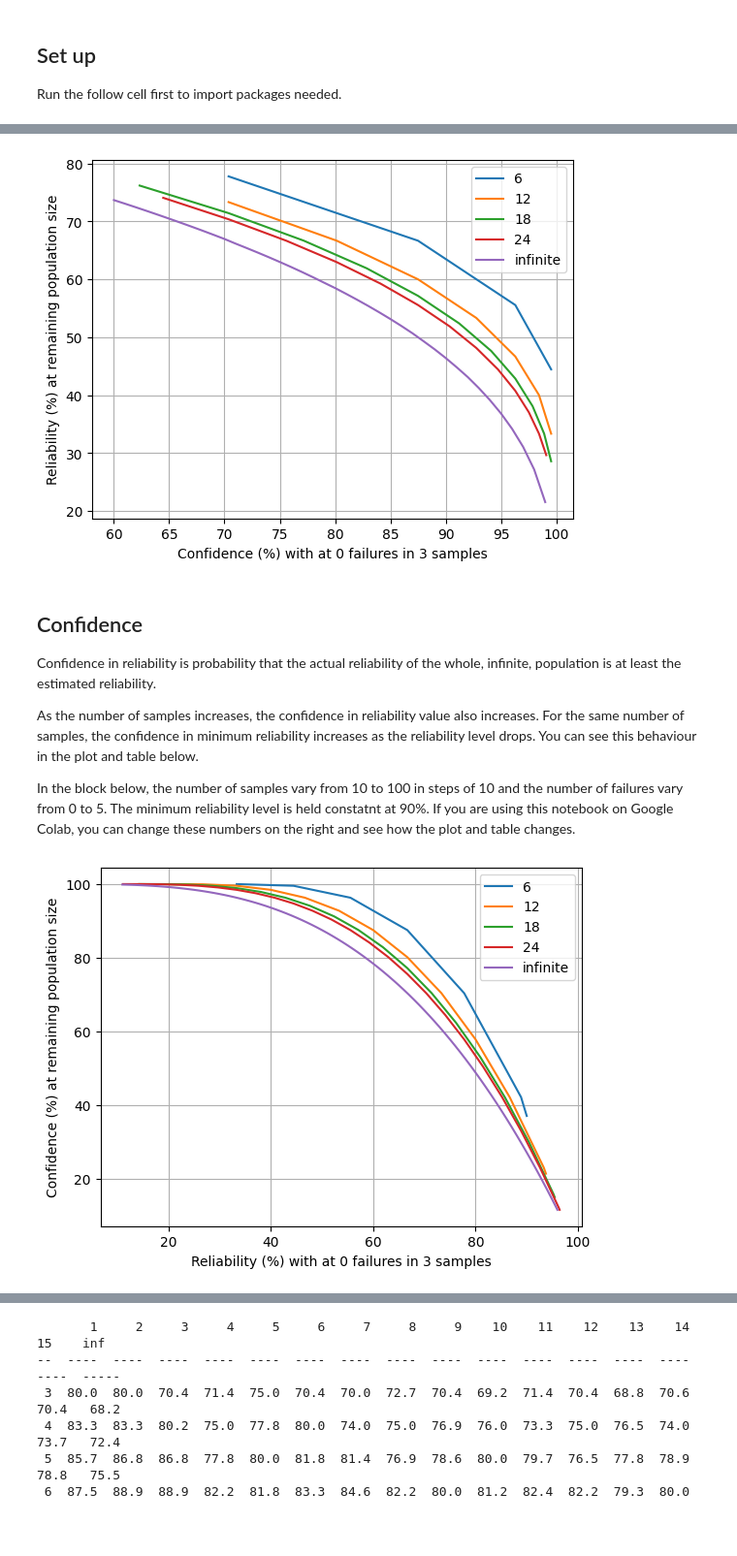
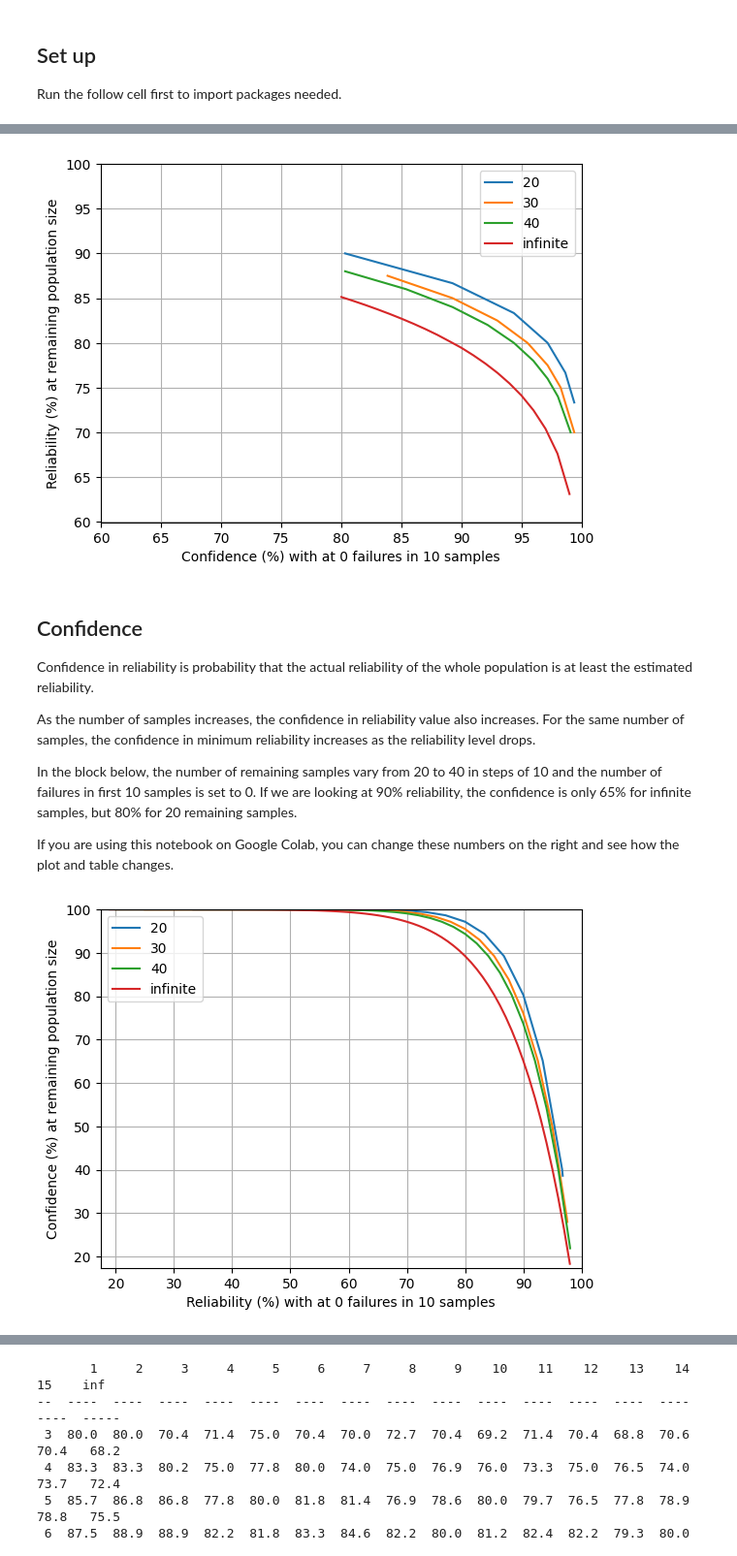
Before and after one commit to sanjaymjoshi/relistats_notebook, a Jupyter notebook: relistats_binomial_finite.ipynb, the cells around one changed output, grey strips where cells are left out. Shown at 97% size. Cells and saved outputs as stored; diff of their text form; code cells hidden in the pictures; blank space fills up the shorter version.

```diff
--- a/relistats_binomial_finite.ipynb
+++ b/relistats_binomial_finite.ipynb
@@ -55,12 +56,12 @@ and table changes.
 # %%
 #@title Reliability computations { vertical-output: true }
-n = 3 #@param {type:"integer"}
+n = 10 #@param {type:"integer"}
 f = 0 #@param {type:"integer"}
-m_start = 6 #@param {type:"integer"}
-m_end = 21 #@param {type:"integer"}
-m_step = 6 #@param {type:"integer"}
+m_start = 20 #@param {type:"integer"}
+m_end = 40 #@param {type:"integer"}
+m_step = 10 #@param {type:"integer"}
 
-c_start = 60 #@param {type:"integer"}
+c_start = 80 #@param {type:"integer"}
 c_end = 99 #@param {type:"integer"}
 c_step = 1 #@param {type:"integer"}
 
@@ -78,67 +79,82 @@ for m in all_m:
   plot_label = m
   plt.plot(cc, rr, label=plot_label)
 
+
 # Infinite samples
 rr_inf = [reliability(n,f,c/100)*100 for c in all_c]
 plt.plot(all_c, rr_inf, label="infinite")
+min_rc = min(min(cc), min(rr), min(all_c), min(rr_inf))*0.95
+max_rc = 100
+
+plt.xlim(min_rc, max_rc)
+plt.ylim(min_rc, max_rc)
 plt.ylabel('Reliability (%) at remaining population size')
 plt.xlabel(f'Confidence (%) with at {f} failures in {n} samples')
 plt.legend()
 plt.grid()
 plt.show()
 # %% [output]
-[figure, old version]
+[figure, new version]
 # %% [markdown]
 ## Confidence
 
-Confidence in reliability is probability that the actual reliability of the whole,
-infinite, population is at least the estimated reliability.
+Confidence in reliability is probability that the actual reliability of the whole
+population is at least the estimated reliability.
 
 As the number of samples increases, the confidence in reliability value also increases.
 For the same number of samples, the confidence in minimum reliability increases as the
-reliability level drops. You can see this behaviour in the plot and table below.
+reliability level drops.
 
-In the block below, the number of samples vary from 10 to 100 in steps of 10 and the
-number of failures vary from 0 to 5. The minimum reliability level is held constatnt
-at 90%. If you are using this notebook on Google Colab, you can change these numbers on
+In the block below, the number of remaining samples vary from 20 to 40 in steps of 10 and the
+number of failures in first 10 samples is set to 0. If we are looking at 90% reliability,
+the confidence is only 65% for infinite samples, but 80% for 20 remaining samples.
+
+If you are using this notebook on Google Colab, you can change these numbers on
 the right and see how the plot and table changes.
 # %%
 #@title Confidence computations { vertical-output: true }
-n = 3 #@param {type:"integer"}
+n = 10 #@param {type:"integer"}
 f = 0 #@param {type:"integer"}
-m_start = 6 #@param {type:"integer"}
-m_end = 21 #@param {type:"integer"}
-m_step = 6 #@param {type:"integer"}
+m_start = 20 #@param {type:"integer"}
+m_end = 40 #@param {type:"integer"}
+m_step = 10 #@param {type:"integer"}
 
 all_m = list(range(m_start, m_end+m_step, m_step))
 
 min_r = 1
 max_r = 0
 for m in all_m:
   rr = []
   cc = []
   for d in range(m+1):
     c, r2 = conf_fin(n, f, m, d)
     cc.append(c*100)
     rr.append(r2*100)
     min_r = min(min_r, r2)
     max_r = max(max_r, r2)
     #print(n, f, r/100, m, c, r2)
   plot_label = m if m is not None else "infinite"
   plt.plot(rr, cc, label=plot_label)
 
 # Infinite samples
 r_step = 1
 all_r = range(int(min_r*100), int(max_r*100)+r_step, r_step)
 cc_inf = [confidence(n,f,r/100)*100 for r in all_r]
 plt.plot(all_r, cc_inf, label="infinite")
+
+min_rc = min(min(cc), min(rr), min(all_r), min(cc_inf))*0.95
+max_rc = 100
+
+plt.xlim(min_rc, max_rc)
+plt.ylim(min_rc, max_rc)
+
 plt.ylabel('Confidence (%) at remaining population size')
 plt.xlabel(f'Reliability (%) with at {f} failures in {n} samples')
 plt.legend()
 plt.grid()
 plt.show()
 # %% [output]
-[figure, old version]
+[figure, new version]
 # %% [markdown]
 ## Assurance
 
```
Also changed, not shown: parts of 2 cells of this notebook.
